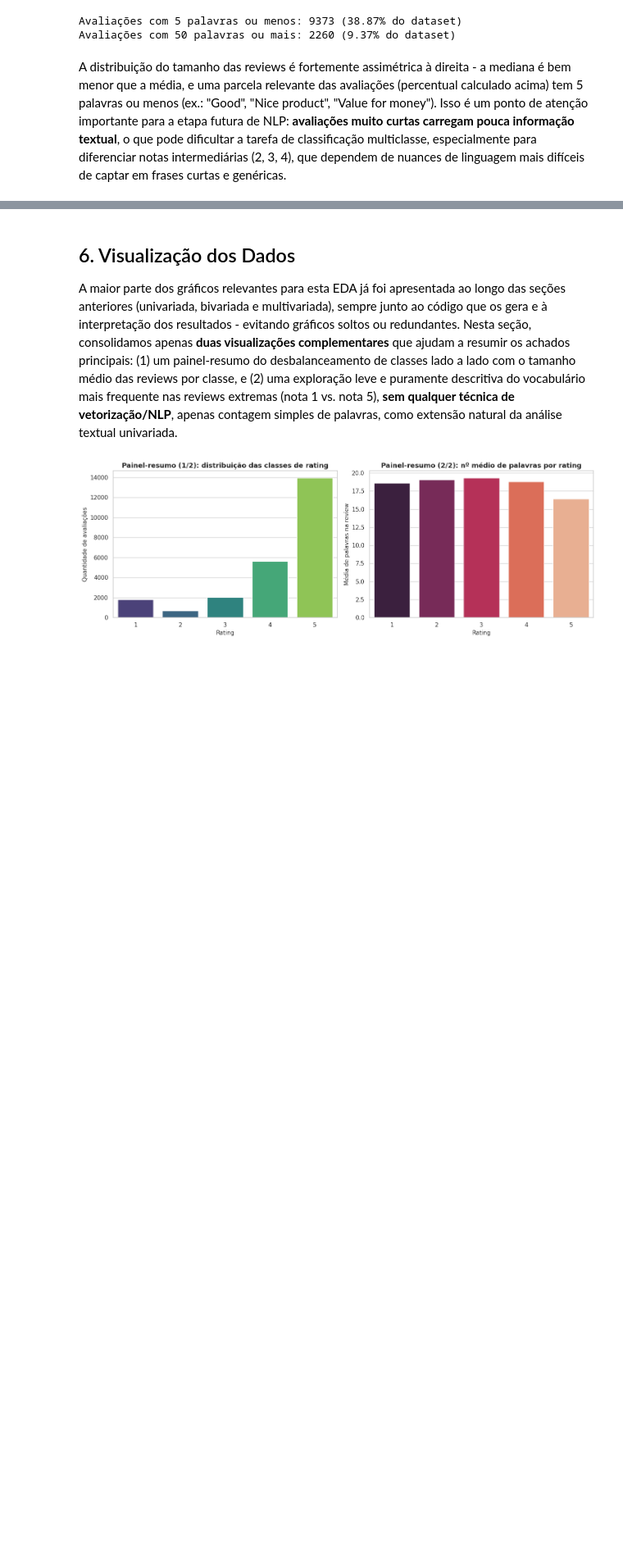
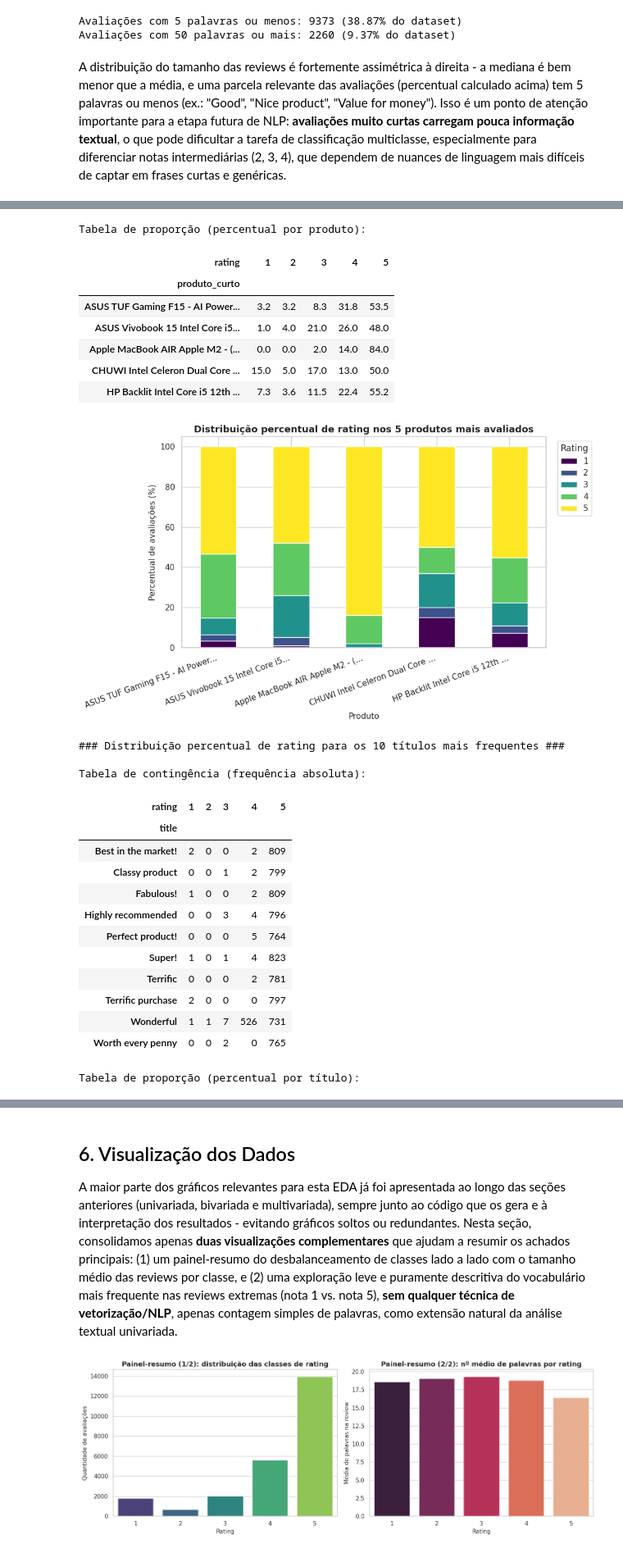
Before and after one commit to Saikonfate/TDE1-IA, a Jupyter notebook: EDA_Análise_de_Revisões_de_Compras.ipynb, the cells around one changed output, grey strips where cells are left out. Shown at 82% size. Saved outputs shown, nothing was run; the diff lists cells and outputs as text; code cells hidden in the pictures; blank space fills up the shorter version.

```diff
--- a/EDA_Análise_de_Revisões_de_Compras.ipynb
+++ b/EDA_Análise_de_Revisões_de_Compras.ipynb
@@ -901,0 +1012,55 @@ curtas e genéricas.
+# %%
+existing_categorical_cols = check_columns(df, ["product_name", "title"])
+
+if "rating" in df.columns and "product_name" in existing_categorical_cols:
+    print("### Distribuição percentual de rating para os 5 produtos mais avaliados ###")
+    top5_produtos_nomes = df["product_name"].value_counts().head(5).index
+    subset_top5 = df[df["product_name"].isin(top5_produtos_nomes)].copy()
+    subset_top5["produto_curto"] = subset_top5["product_name"].str.slice(0, 30) + "..."
+
+    tabela_contingencia_prod = pd.crosstab(subset_top5["produto_curto"], subset_top5["rating"])
+    tabela_proporcao_prod = pd.crosstab(subset_top5["produto_curto"], subset_top5["rating"], normalize="index") * 100
+
+    print("\nTabela de contingência (frequência absoluta):")
+    display(tabela_contingencia_prod)
+    print("\nTabela de proporção (percentual por produto):")
+    display(tabela_proporcao_prod.round(1))
+
+    fig, ax = plt.subplots(figsize=(10, 6))
+    tabela_proporcao_prod.plot(kind="bar", stacked=True, ax=ax, colormap="viridis")
+    ax.set_title("Distribuição percentual de rating nos 5 produtos mais avaliados")
+    ax.set_xlabel("Produto")
+    ax.set_ylabel("Percentual de avaliações (%)")
+    ax.legend(title="Rating", bbox_to_anchor=(1.02, 1), loc="upper left")
+    plt.xticks(rotation=20, ha="right")
+    plt.tight_layout()
+    plt.show()
+else:
+    print("Não foi possível realizar a análise: as colunas 'rating' ou 'product_name' não foram encontradas.")
+
+
+if "rating" in df.columns and "title" in existing_categorical_cols:
+    print("\n### Distribuição percentual de rating para os 10 títulos mais frequentes ###")
+    top10_titles = df["title"].value_counts().head(10).index
+    subset_top10_titles = df[df["title"].isin(top10_titles)].copy()
+
+    tabela_contingencia_title = pd.crosstab(subset_top10_titles["title"], subset_top10_titles["rating"])
+    tabela_proporcao_title = pd.crosstab(subset_top10_titles["title"], subset_top10_titles["rating"], normalize="index") * 100
+
+    print("\nTabela de contingência (frequência absoluta):")
+    display(tabela_contingencia_title)
+    print("\nTabela de proporção (percentual por título):")
+    display(tabela_proporcao_title.round(1))
+
+    fig, ax = plt.subplots(figsize=(10, 6))
+    tabela_proporcao_title.plot(kind="bar", stacked=True, ax=ax, colormap="mako")
+    ax.set_title("Distribuição percentual de rating nos 10 títulos mais frequentes")
+    ax.set_xlabel("Título da avaliação")
+    ax.set_ylabel("Percentual de avaliações (%)")
+    ax.legend(title="Rating", bbox_to_anchor=(1.02, 1), loc="upper left")
+    plt.xticks(rotation=20, ha="right")
+    plt.tight_layout()
+    plt.show()
+else:
+    print("Não foi possível realizar a análise: as colunas 'rating' ou 'title' não foram encontradas.")
+# %% [output]
@@ -901,0 +1077,25 @@ curtas e genéricas.
+Tabela de proporção (percentual por produto):
+| rating | 1 | 2 | 3 | 4 | 5 |
+| produto_curto |  |  |  |  |  |
+| ASUS TUF Gaming F15 - AI Power... | 3.2 | 3.2 | 8.3 | 31.8 | 53.5 |
+| ASUS Vivobook 15 Intel Core i5... | 1.0 | 4.0 | 21.0 | 26.0 | 48.0 |
+| Apple MacBook AIR Apple M2 - (... | 0.0 | 0.0 | 2.0 | 14.0 | 84.0 |
+| CHUWI Intel Celeron Dual Core ... | 15.0 | 5.0 | 17.0 | 13.0 | 50.0 |
+| HP Backlit Intel Core i5 12th ... | 7.3 | 3.6 | 11.5 | 22.4 | 55.2 |
+[figure, added]
+### Distribuição percentual de rating para os 10 títulos mais frequentes ###
+
+Tabela de contingência (frequência absoluta):
+| rating | 1 | 2 | 3 | 4 | 5 |
+| title |  |  |  |  |  |
+| Best in the market! | 2 | 0 | 0 | 2 | 809 |
+| Classy product | 0 | 0 | 1 | 2 | 799 |
+| Fabulous! | 1 | 0 | 0 | 2 | 809 |
+| Highly recommended | 0 | 0 | 3 | 4 | 796 |
+| Perfect product! | 0 | 0 | 0 | 5 | 764 |
+| Super! | 1 | 0 | 1 | 4 | 823 |
+| Terrific | 0 | 0 | 0 | 2 | 781 |
+| Terrific purchase | 2 | 0 | 0 | 0 | 797 |
+| Wonderful | 1 | 1 | 7 | 526 | 731 |
+| Worth every penny | 0 | 0 | 2 | 0 | 765 |
+Tabela de proporção (percentual por título):
```
Also changed, not shown: parts of 15 cells of this notebook.
